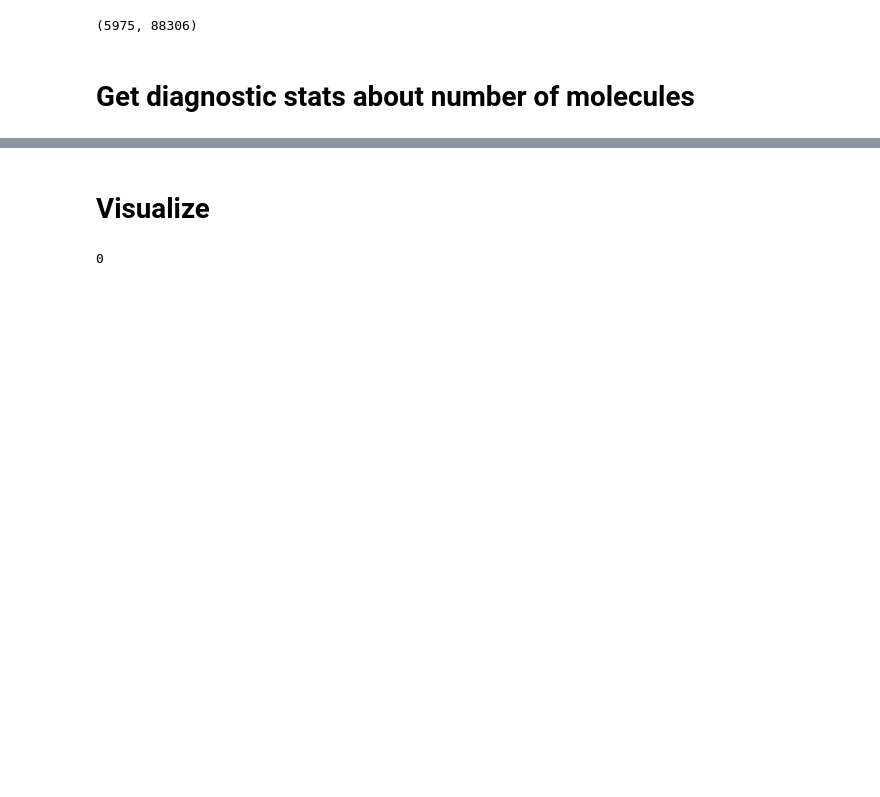
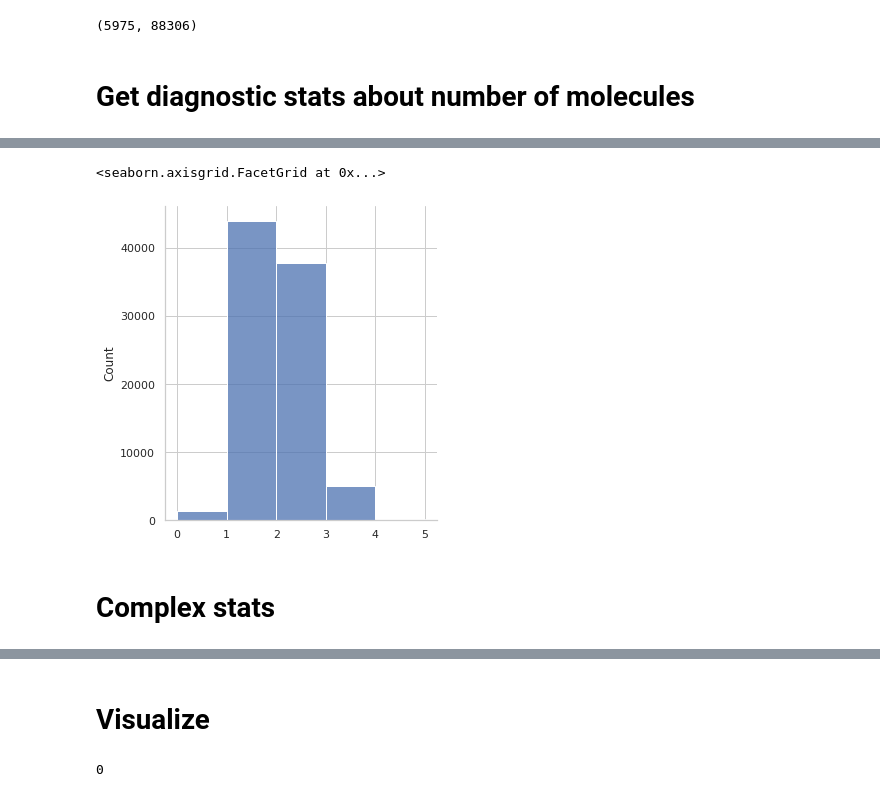
Before and after one commit to octavdragoi/tum-thesis, a Jupyter notebook: ntbk/dataset-analysis.ipynb, the cells around one changed output, grey strips where cells are left out. Drawn from its saved outputs; the diff is of its cells as text; code cells hidden in the pictures; blank space fills up the shorter version.

```diff
--- a/ntbk/dataset-analysis.ipynb
+++ b/ntbk/dataset-analysis.ipynb
@@ -59,0 +113,8 @@ plt.savefig(path + "ratio_hist.png")
+# %%
+# euler error
+sns.displot([len(x.mols[1].bonds)/2 - len(x.mols[1].atoms) for x in mol_graphs], binwidth = 1)
+# %% [output]
+<seaborn.axisgrid.FacetGrid at 0x...>
+[figure, added]
+# %% [markdown]
+# Complex stats
```
Also changed, not shown: parts of 15 cells of this notebook, 9 other files.
